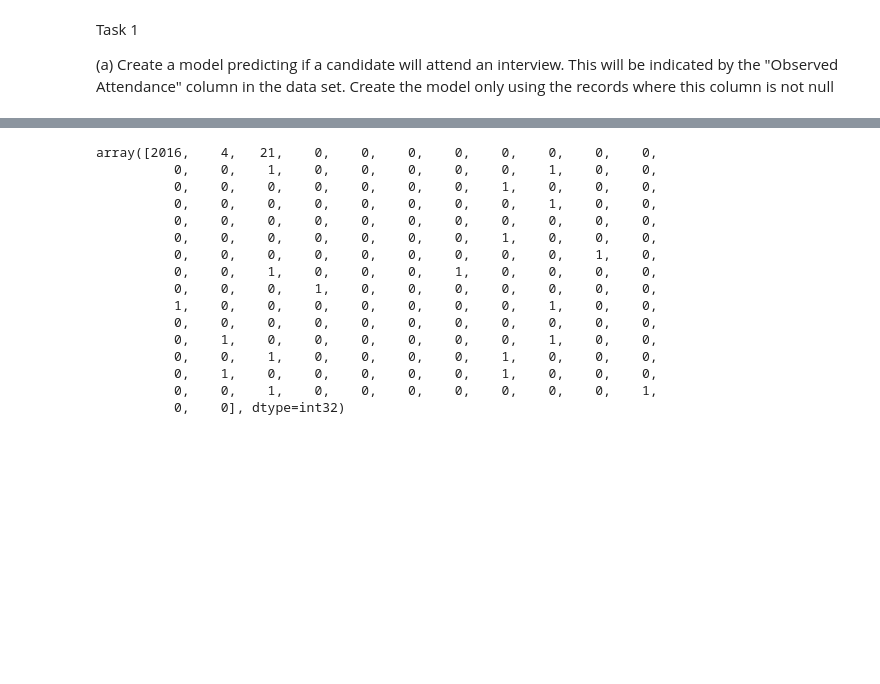
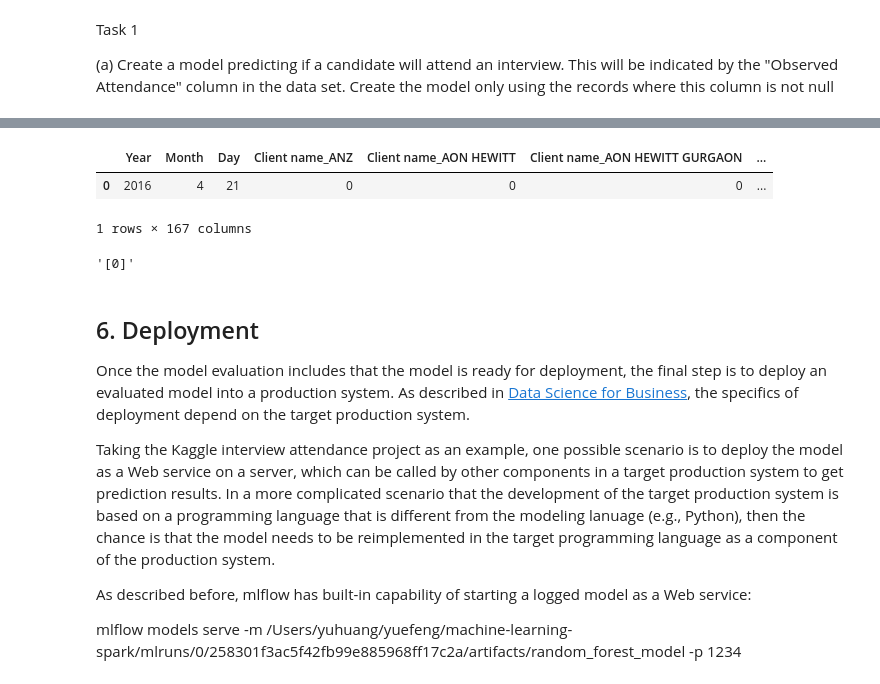
Before and after one commit to yzzhang/machine-learning-spark, a Jupyter notebook: interview_attendance_koalas.ipynb, the cells around one changed output, grey strips where cells are left out. Saved outputs shown, nothing was run; the diff lists cells and outputs as text; code cells hidden in the pictures; blank space fills up the shorter version.

```diff
--- a/interview_attendance_koalas.ipynb
+++ b/interview_attendance_koalas.ipynb
@@ -732,20 +800,0 @@ Index(['Year', 'Month', 'Day', 'Client name_ANZ', 'Client name_AON HEWITT',
-# %%
-data1 = predictInterview.X_test[1]
-data1
-# %% [output]
-array([2016,    4,   21,    0,    0,    0,    0,    0,    0,    0,    0,
-          0,    0,    1,    0,    0,    0,    0,    0,    1,    0,    0,
-          0,    0,    0,    0,    0,    0,    0,    1,    0,    0,    0,
-          0,    0,    0,    0,    0,    0,    0,    0,    1,    0,    0,
-          0,    0,    0,    0,    0,    0,    0,    0,    0,    0,    0,
-          0,    0,    0,    0,    0,    0,    0,    1,    0,    0,    0,
-          0,    0,    0,    0,    0,    0,    0,    0,    0,    1,    0,
-          0,    0,    1,    0,    0,    0,    1,    0,    0,    0,    0,
-          0,    0,    0,    1,    0,    0,    0,    0,    0,    0,    0,
-          1,    0,    0,    0,    0,    0,    0,    0,    1,    0,    0,
-          0,    0,    0,    0,    0,    0,    0,    0,    0,    0,    0,
-          0,    1,    0,    0,    0,    0,    0,    0,    1,    0,    0,
-          0,    0,    1,    0,    0,    0,    0,    1,    0,    0,    0,
-          0,    1,    0,    0,    0,    0,    0,    1,    0,    0,    0,
-          0,    0,    1,    0,    0,    0,    0,    0,    0,    0,    1,
-          0,    0], dtype=int32)
@@ -753,0 +801,11 @@ curl -X POST -H "Content-Type:application/json; format=pandas-split" --data '{"c
+# %%
+columns = predictInterview.X_train_encoded.columns
+data1 = predictInterview.X_test[1]
+test_df1 = pd.DataFrame(data1.reshape((1,-1)))
+test_df1.columns = columns
+test_df = test_df1.loc[:2]
+test_df.head()
+# %% [output]
+|  | Year | Month | Day | Client name_ANZ | Client name_AON HEWITT | Client name_AON HEWITT GURGAON | ... |
+| 0 | 2016 | 4 | 21 | 0 | 0 | 0 | ... |
+1 rows × 167 columns
@@ -753,0 +825,15 @@ curl -X POST -H "Content-Type:application/json; format=pandas-split" --data '{"c
+# %%
+response = requests.post(url, data=data_json_obj, headers = headers_json_obj)
+response.text
+# %% [output]
+'[0]'
+# %% [markdown]
+## 6. Deployment
+
+Once the model evaluation includes that the model is ready for deployment, the final step is to deploy an evaluated model into a production system. As described in [Data Science for Business](http://data-science-for-biz.com/), the specifics of deployment depend on the target production system.
+
+Taking the Kaggle interview attendance project as an example, one possible scenario is to deploy the model as a Web service on a server, which can be called by other components in a target production system to get prediction results. In a more complicated scenario that the development of the target production system is based on a programming language that is different from the modeling lanuage (e.g., Python), then the chance is that the model needs to be reimplemented in the target programming language as a component of the production system.
+
+As described before, mlflow has built-in capability of starting a logged model as a Web service:
+
+mlflow models serve -m /Users/yuhuang/yuefeng/machine-learning-spark/mlruns/0/258301f3ac5f42fb99e885968ff17c2a/artifacts/random_forest_model -p 1234
```
Also changed, not shown: parts of 31 cells of this notebook, 1 other file.
